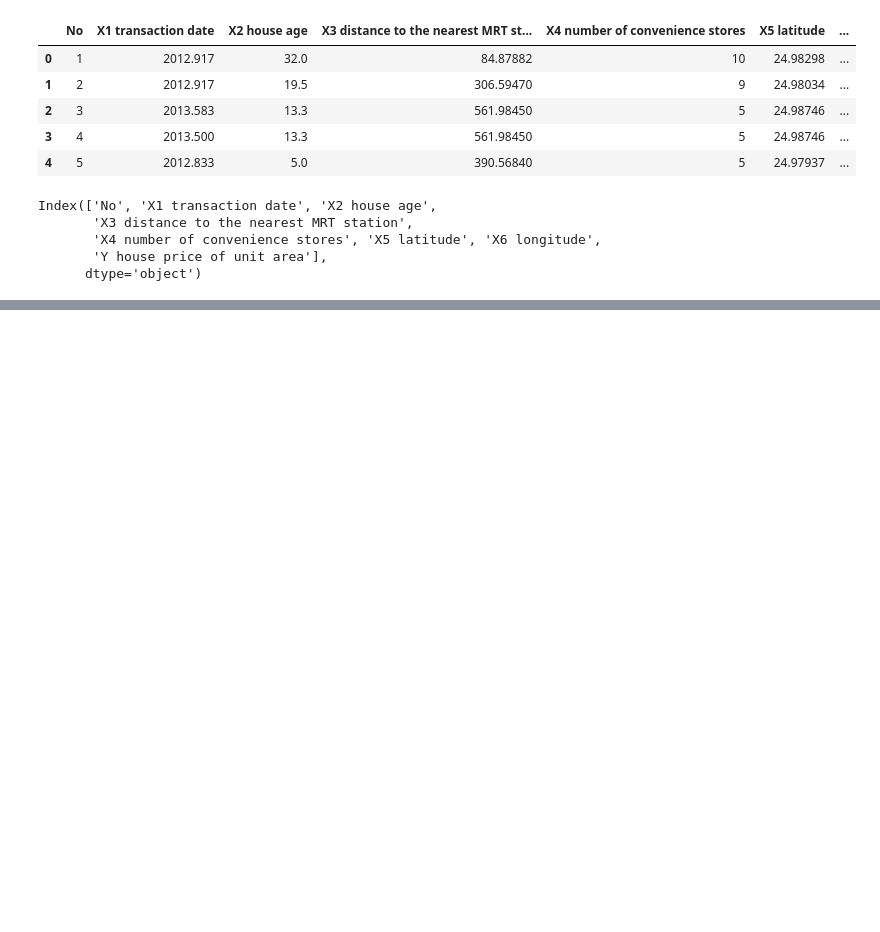
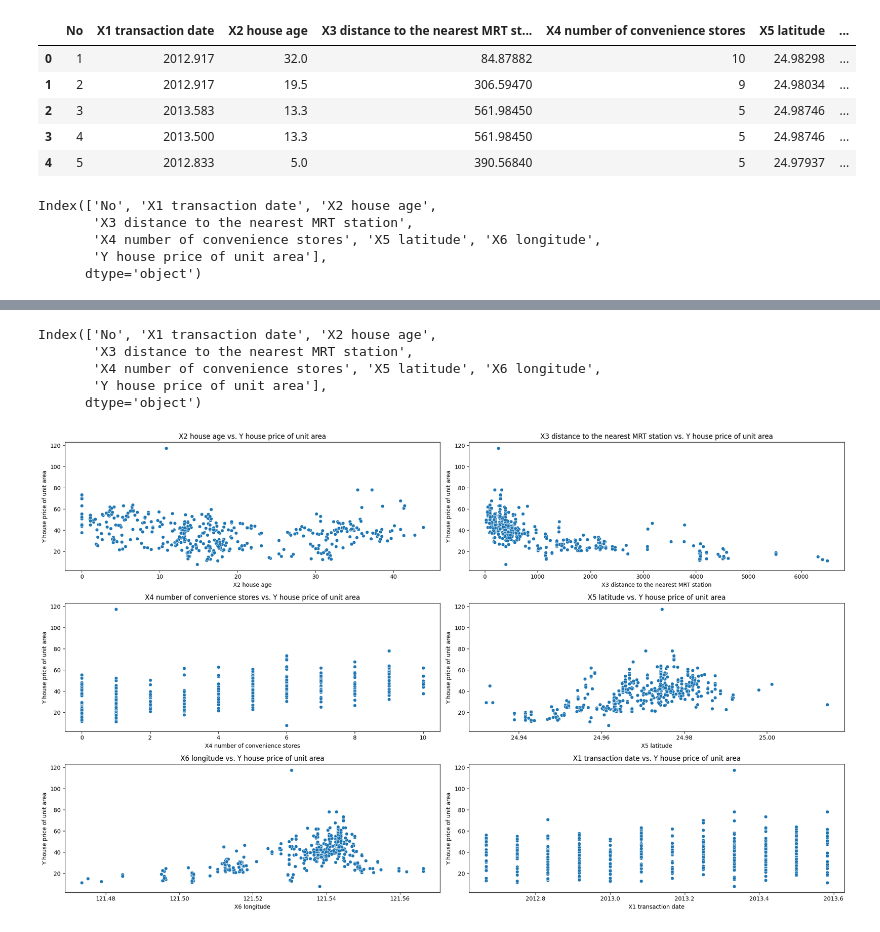
Before and after one commit to tushuli396/Real-estate-investment, a Jupyter notebook: src/Real_Estate_Investment.ipynb, the cells around one changed output, grey strips where cells are left out. Cells and saved outputs as stored; diff of their text form; code cells hidden in the pictures; blank space fills up the shorter version.

```diff
--- a/src/Real_Estate_Investment.ipynb
+++ b/src/Real_Estate_Investment.ipynb
@@ -31,0 +210,30 @@ Index(['No', 'X1 transaction date', 'X2 house age',
+# %%
+df.set_index('X1 transaction timestamp', inplace=True)
+# %%
+df.columns
+# %% [output]
+Index(['No', 'X1 transaction date', 'X2 house age',
+       'X3 distance to the nearest MRT station',
+       'X4 number of convenience stores', 'X5 latitude', 'X6 longitude',
+       'Y house price of unit area'],
+      dtype='object')
+# %%
+# Scatter plots for each feature vs. price
+features_to_plot = [
+    'X2 house age',
+    'X3 distance to the nearest MRT station',
+    'X4 number of convenience stores',
+    'X5 latitude',
+    'X6 longitude',
+    'X1 transaction date'
+]
+
+plt.figure(figsize=(20, 12))
+for i, feature in enumerate(features_to_plot, 1):
+    plt.subplot(3, 2, i)
+    sns.scatterplot(x=feature, y='Y house price of unit area', data=df)
+    plt.title(f'{feature} vs. Y house price of unit area')
+plt.tight_layout()
+plt.show()
+# %% [output]
+[figure, added]
```
Also changed, not shown: parts of 27 cells of this notebook, 1 other file.
